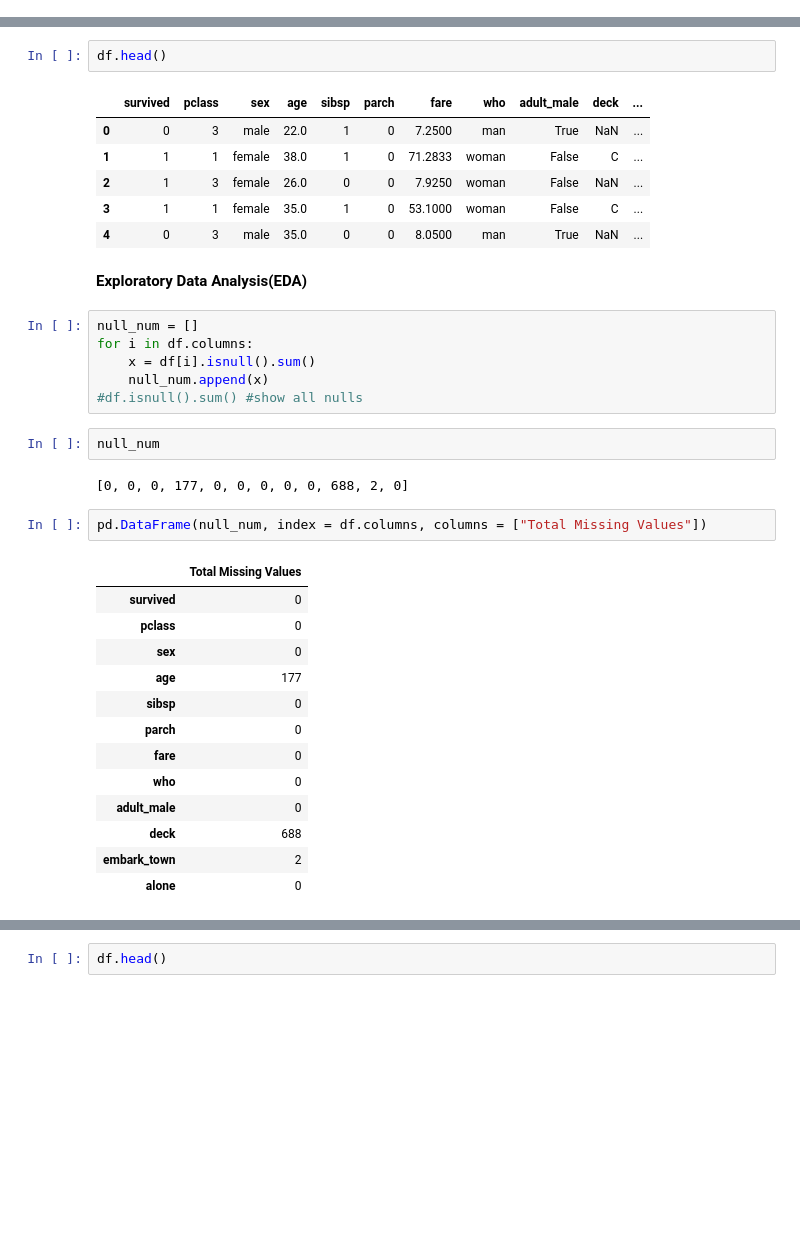
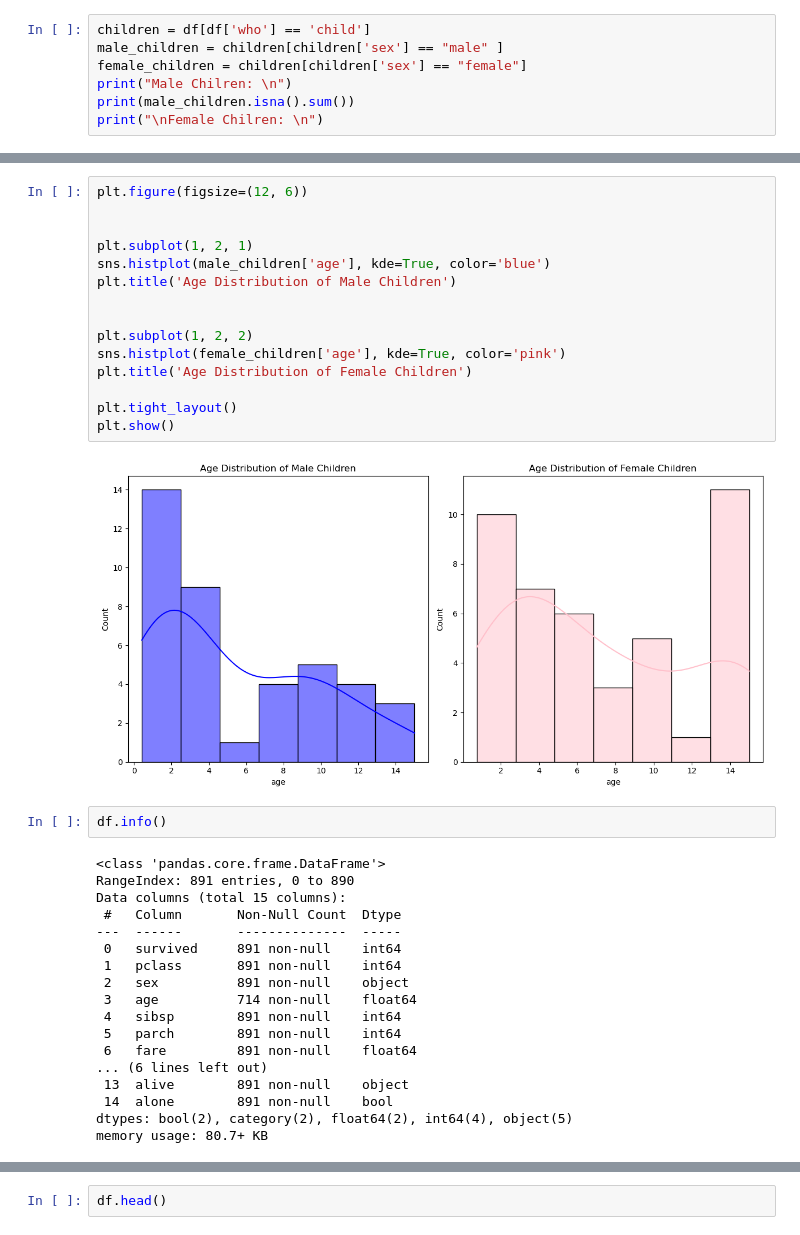
Before and after one commit to mhussen2/Mr-Powers-CPP, a Jupyter notebook: classNotes/Lecture 20 - Regression/20.2 Logistic Regression/Logistic_Regression_Notebook.ipynb, the cells around one changed output, grey strips where cells are left out. Saved outputs shown, nothing was run; the diff lists cells and outputs as text; blank space fills up the shorter version.

```diff
--- a/classNotes/Lecture 20 - Regression/20.2 Logistic Regression/Logistic_Regression_Notebook.ipynb
+++ b/classNotes/Lecture 20 - Regression/20.2 Logistic Regression/Logistic_Regression_Notebook.ipynb
@@ -47,0 +81,7 @@ df.drop(["embarked", "class", "alive"], axis = 1, inplace = True)
+# %%
+children = df[df['who'] == 'child']
+male_children = children[children['sex'] == "male" ]
+female_children = children[children['sex'] == "female"]
+print("Male Chilren: \n")
+print(male_children.isna().sum())
+print("\nFemale Chilren: \n")
@@ -48,37 +125,37 @@ df.drop(["embarked", "class", "alive"], axis = 1, inplace = True)
+# %%
+plt.figure(figsize=(12, 6))
+
+
+plt.subplot(1, 2, 1)
+sns.histplot(male_children['age'], kde=True, color='blue')
+plt.title('Age Distribution of Male Children')
+
+
+plt.subplot(1, 2, 2)
+sns.histplot(female_children['age'], kde=True, color='pink')
+plt.title('Age Distribution of Female Children')
+
+plt.tight_layout()
+plt.show()
+# %% [output]
+[figure, added]
 # %%
-df.head()
+df.info()
 # %% [output]
-|  | survived | pclass | sex | age | sibsp | parch | fare | who | adult_male | deck | ... |
-| 0 | 0 | 3 | male | 22.0 | 1 | 0 | 7.2500 | man | True | NaN | ... |
-| 1 | 1 | 1 | female | 38.0 | 1 | 0 | 71.2833 | woman | False | C | ... |
-| 2 | 1 | 3 | female | 26.0 | 0 | 0 | 7.9250 | woman | False | NaN | ... |
-| 3 | 1 | 1 | female | 35.0 | 1 | 0 | 53.1000 | woman | False | C | ... |
-| 4 | 0 | 3 | male | 35.0 | 0 | 0 | 8.0500 | man | True | NaN | ... |
+<class 'pandas.core.frame.DataFrame'>
+RangeIndex: 891 entries, 0 to 890
+Data columns (total 15 columns):
+ #   Column       Non-Null Count  Dtype
+---  ------       --------------  -----
+ 0   survived     891 non-null    int64
+ 1   pclass       891 non-null    int64
+ 2   sex          891 non-null    object
+ 3   age          714 non-null    float64
+ 4   sibsp        891 non-null    int64
+ 5   parch        891 non-null    int64
+ 6   fare         891 non-null    float64
+... (6 lines left out)
+ 13  alive        891 non-null    object
+ 14  alone        891 non-null    bool
+dtypes: bool(2), category(2), float64(2), int64(4), object(5)
+memory usage: 80.7+ KB
-# %% [markdown]
-**Exploratory Data Analysis(EDA)**
-# %%
-null_num = []
-for i in df.columns:
-    x = df[i].isnull().sum()
-    null_num.append(x)
-#df.isnull().sum() #show all nulls
-# %%
-null_num
-# %% [output]
-[0, 0, 0, 177, 0, 0, 0, 0, 0, 688, 2, 0]
-# %%
-pd.DataFrame(null_num, index = df.columns, columns = ["Total Missing Values"])
-# %% [output]
-|  | Total Missing Values |
-| survived | 0 |
-| pclass | 0 |
-| sex | 0 |
-| age | 177 |
-| sibsp | 0 |
-| parch | 0 |
-| fare | 0 |
-| who | 0 |
-| adult_male | 0 |
-| deck | 688 |
-| embark_town | 2 |
-| alone | 0 |
```
Also changed, not shown: parts of 33 cells of this notebook, 4 other files.
